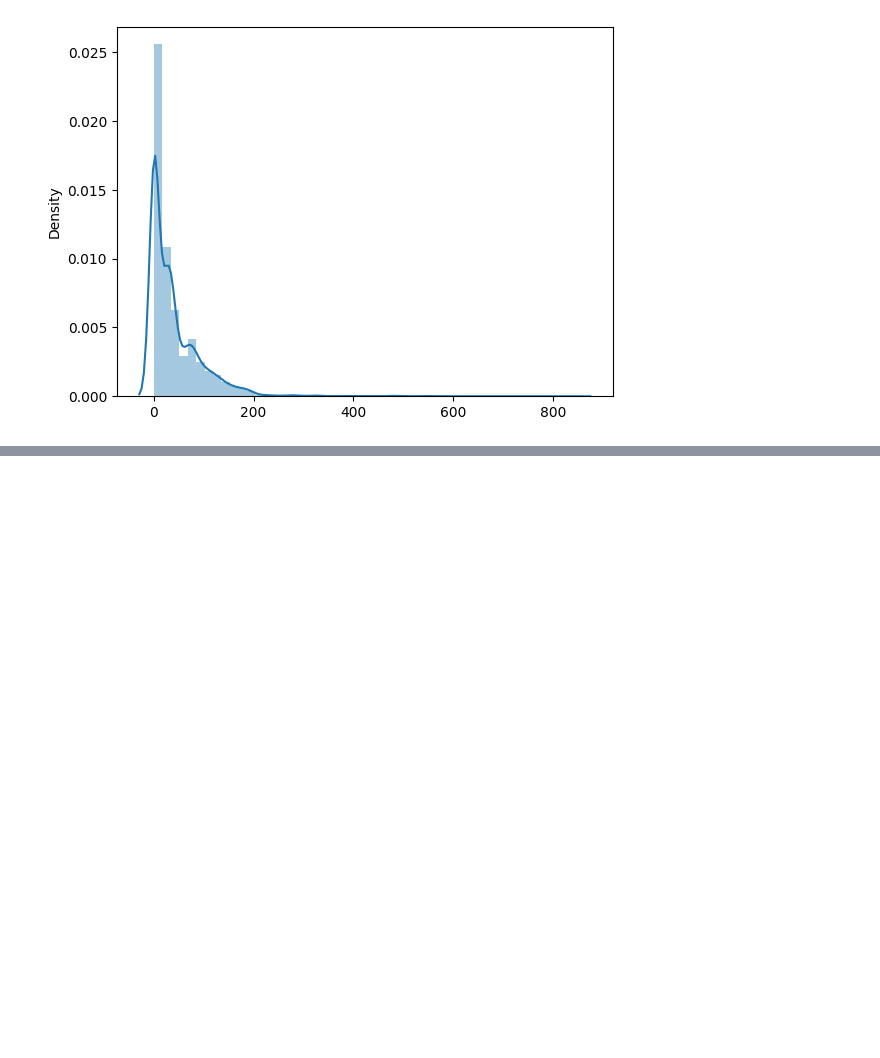
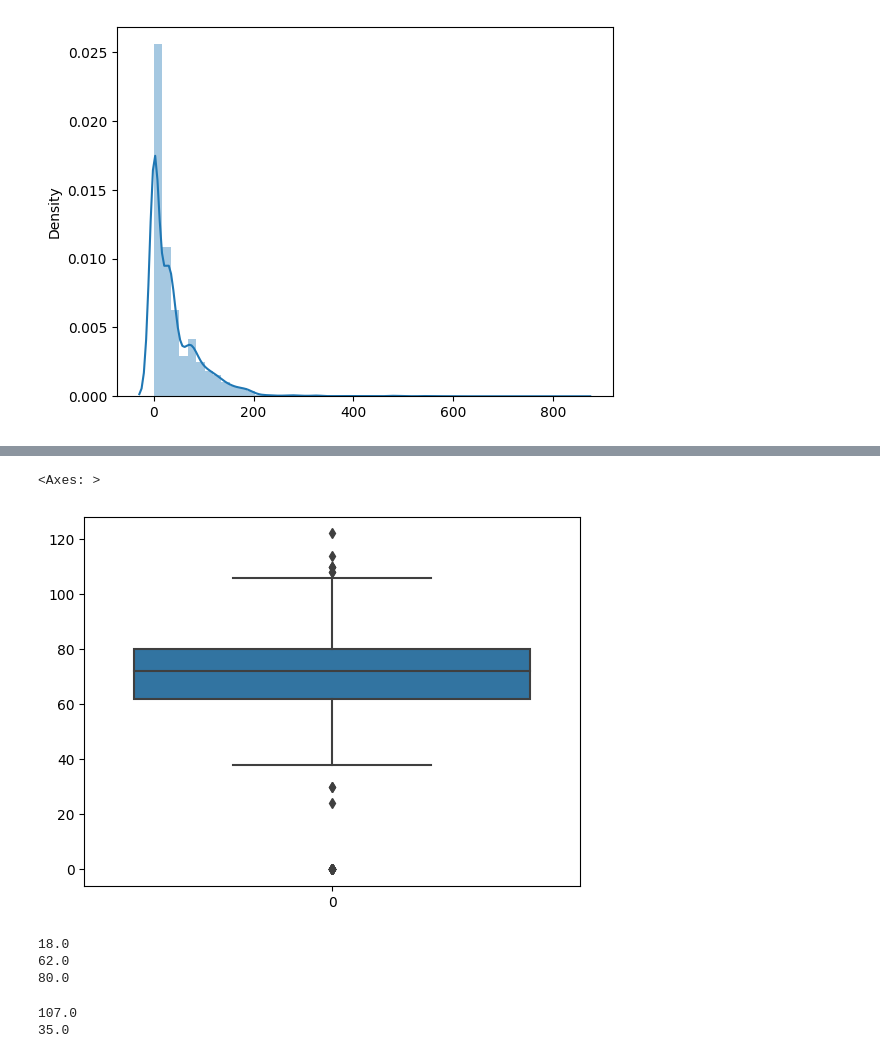
Before and after one commit to Karthick823/Outlier-detection, a Jupyter notebook: Outlier detection.ipynb, the cells around one changed output, grey strips where cells are left out. Drawn from its saved outputs; the diff is of its cells as text; code cells hidden in the pictures; blank space fills up the shorter version.

```diff
--- a/Outlier detection.ipynb
+++ b/Outlier detection.ipynb
@@ -114,0 +152,3 @@ https://gist.github.com/mwaskom/de44147ed2974457ad6372750bbe5751
+# %%
+df = pd.read_csv('https://raw.githubusercontent.com/nethajinirmal13/Training-datasets/main/diabetes.csv')
+df.sample(5)
@@ -114,0 +162,26 @@ https://gist.github.com/mwaskom/de44147ed2974457ad6372750bbe5751
+# %%
+sns.boxplot(df['BloodPressure'])
+# %% [output]
+<Axes: >
+[figure, added]
+# %%
+#Finding the IQR
+percentile25 = df['BloodPressure'].quantile(0.25)
+percentile75 = df['BloodPressure'].quantile(0.75)
+iqr=percentile75 - percentile25
+print(iqr)
+print(percentile25)
+print(percentile75)
+# %% [output]
+18.0
+62.0
+80.0
+# %%
+#Finding upper and lower limit
+upper_limit = percentile75 + 1.5 * iqr
+lower_limit = percentile25 - 1.5 * iqr
+print(upper_limit)
+print(lower_limit)
+# %% [output]
+107.0
+35.0
```
Also changed, not shown: parts of 47 cells of this notebook, 1 other file.
